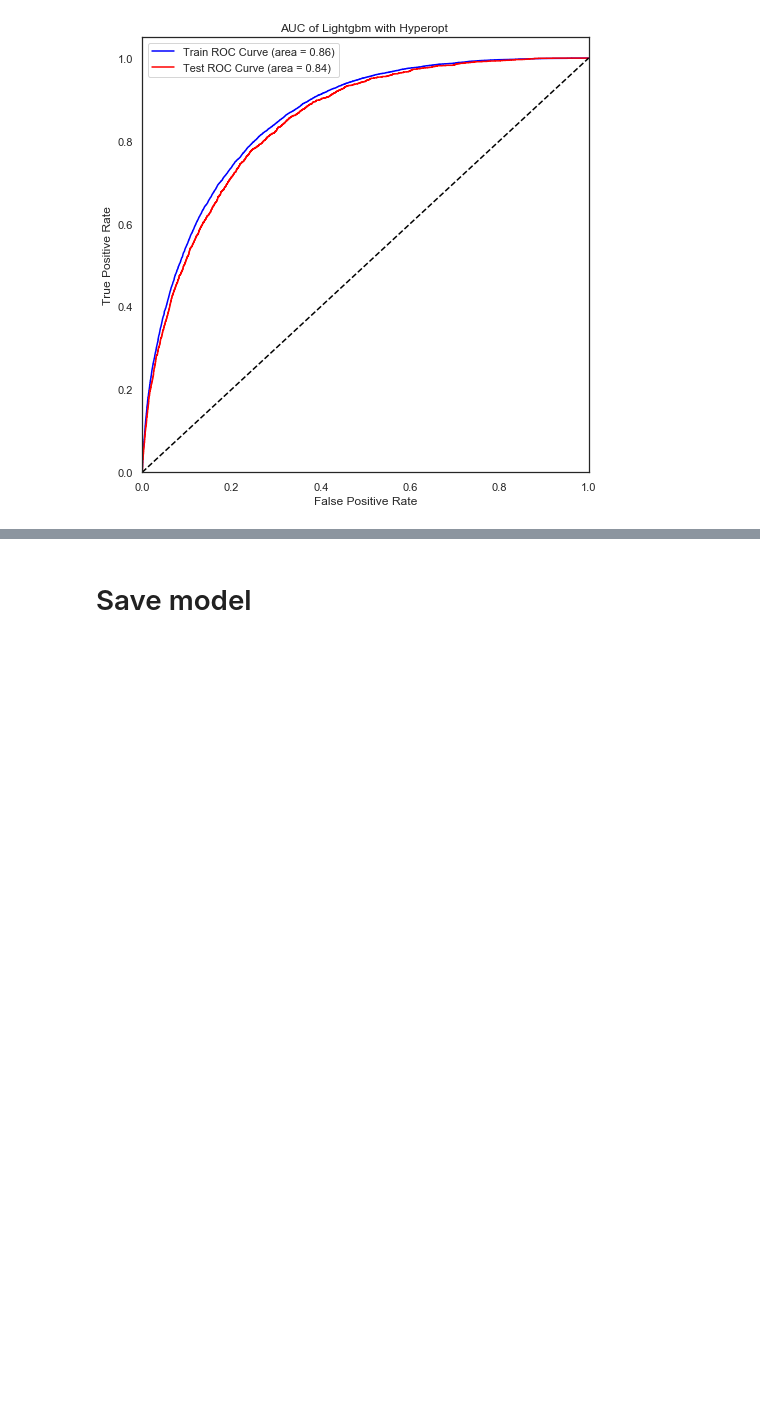
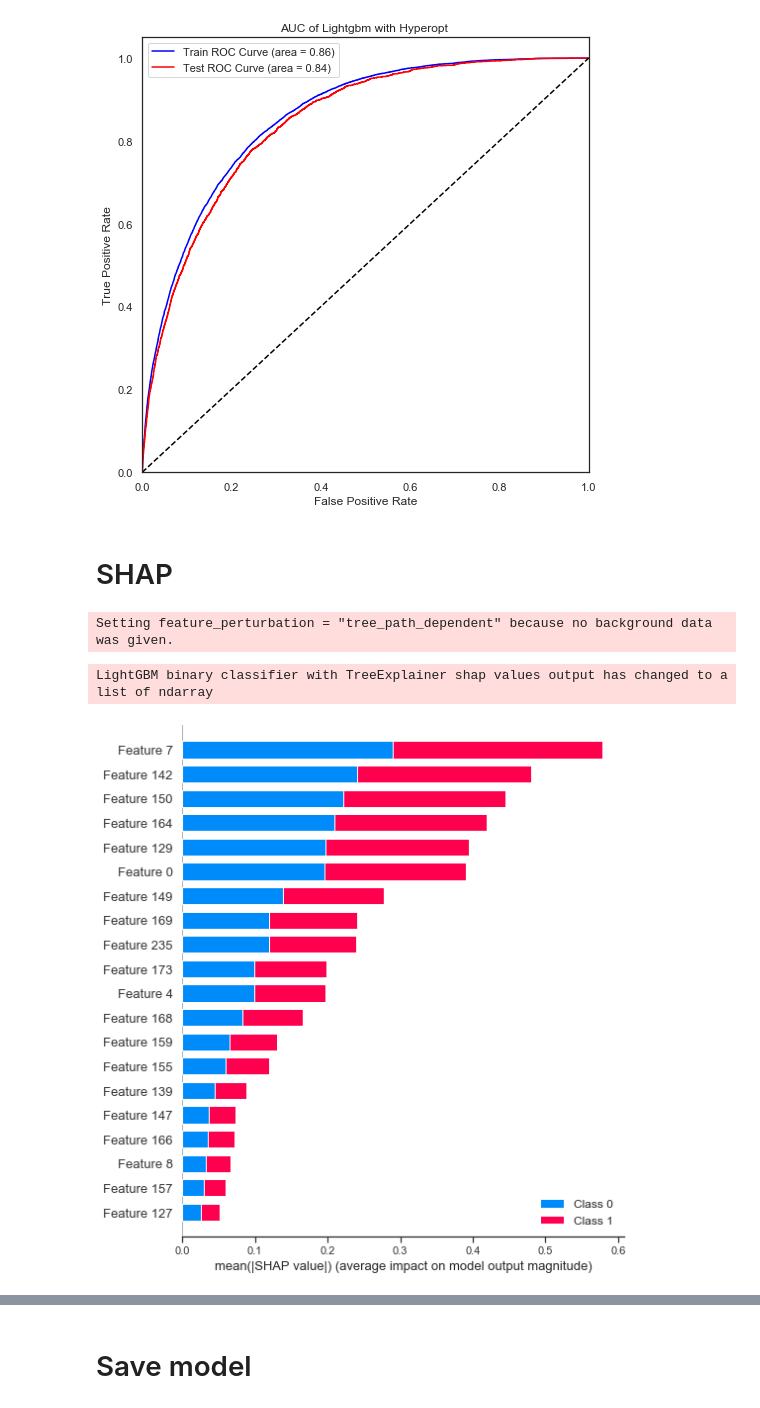
Before and after one commit to ILing82816/ds_surgery_proj, a Jupyter notebook: PythonLab-Main.ipynb, the cells around one changed output, grey strips where cells are left out. Cells and saved outputs as stored; diff of their text form; code cells hidden in the pictures; blank space fills up the shorter version.

Commit message:
add model_explanation by using shap

```diff
--- a/PythonLab-Main.ipynb
+++ b/PythonLab-Main.ipynb
@@ -582,3 +582,19 @@ plt.legend()
 plt.show()
 # %% [output]
 [figure]
+# %% [markdown]
+# SHAP
+# %%
+import shap
+model_explainer = shap.TreeExplainer(model_lgb_best)
+# %% [output]
+Setting feature_perturbation = "tree_path_dependent" because no background data was given.
+# %%
+shap_vals_train=model_explainer.shap_values(x_train)
+shap_vals_test=model_explainer.shap_values(x_val)
+# %% [output]
+LightGBM binary classifier with TreeExplainer shap values output has changed to a list of ndarray
+# %%
+shap.summary_plot(shap_vals_train, x_train)
+# %% [output]
+[figure, added]
```
Also changed, not shown: parts of 1 cell of this notebook, 1 other file.
